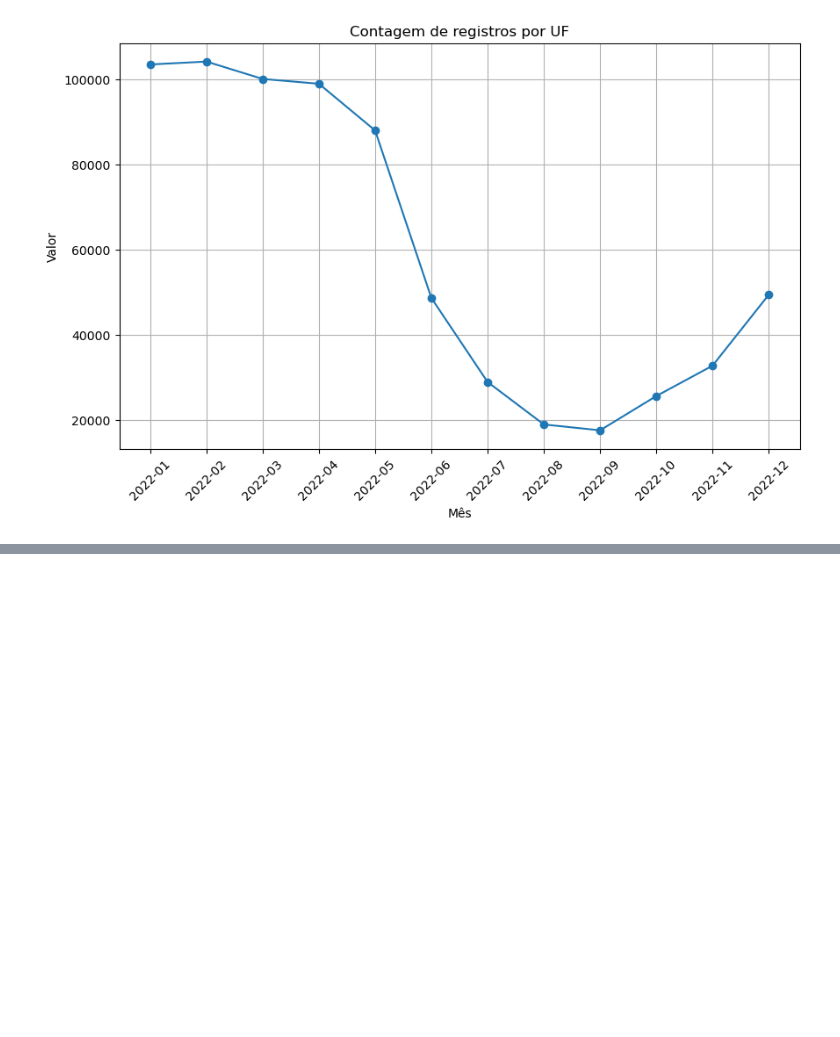
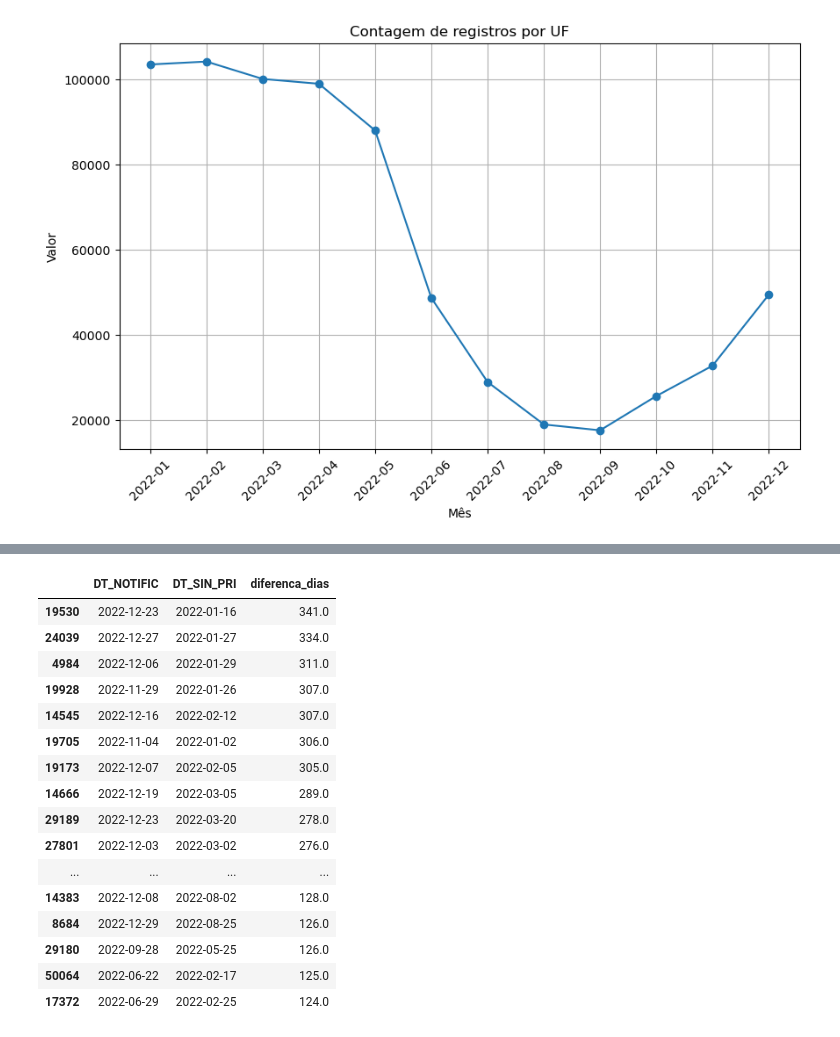
Before and after one commit to luanalorhanni/estudo-dengue-1, a Jupyter notebook: dengbr22/estudo-datas.ipynb, the cells around one changed output, grey strips where cells are left out. Cells and saved outputs as stored; diff of their text form; code cells hidden in the pictures; blank space fills up the shorter version.

```diff
--- a/dengbr22/estudo-datas.ipynb
+++ b/dengbr22/estudo-datas.ipynb
@@ -51,0 +119,26 @@ dengue['DT_SIN_PRI'] #Data do primeiro sintoma
+# %%
+# Calcular a diferença entre as dias das datas de notificação e as datas dos sintomas
+dengue['diferenca_dias'] = (dengue['DT_NOTIFIC'] - dengue['DT_SIN_PRI']).dt.days
+
+# Ordenar o DataFrame pela coluna 'diferenca_dias' em ordem decrescente
+dengue_ordenado = dengue.sort_values(by='diferenca_dias', ascending=False)
+resultado_dias = dengue_ordenado[['DT_NOTIFIC', 'DT_SIN_PRI', 'diferenca_dias']]
+resultado_dias.head(30)
+# %% [output]
+|  | DT_NOTIFIC | DT_SIN_PRI | diferenca_dias |
+| 19530 | 2022-12-23 | 2022-01-16 | 341.0 |
+| 24039 | 2022-12-27 | 2022-01-27 | 334.0 |
+| 4984 | 2022-12-06 | 2022-01-29 | 311.0 |
+| 19928 | 2022-11-29 | 2022-01-26 | 307.0 |
+| 14545 | 2022-12-16 | 2022-02-12 | 307.0 |
+| 19705 | 2022-11-04 | 2022-01-02 | 306.0 |
+| 19173 | 2022-12-07 | 2022-02-05 | 305.0 |
+| 14666 | 2022-12-19 | 2022-03-05 | 289.0 |
+| 29189 | 2022-12-23 | 2022-03-20 | 278.0 |
+| 27801 | 2022-12-03 | 2022-03-02 | 276.0 |
+| ... | ... | ... | ... |
+| 14383 | 2022-12-08 | 2022-08-02 | 128.0 |
+| 8684 | 2022-12-29 | 2022-08-25 | 126.0 |
+| 29180 | 2022-09-28 | 2022-05-25 | 126.0 |
+| 50064 | 2022-06-22 | 2022-02-17 | 125.0 |
+| 17372 | 2022-06-29 | 2022-02-25 | 124.0 |
```
Also changed, not shown: parts of 8 cells of this notebook.
